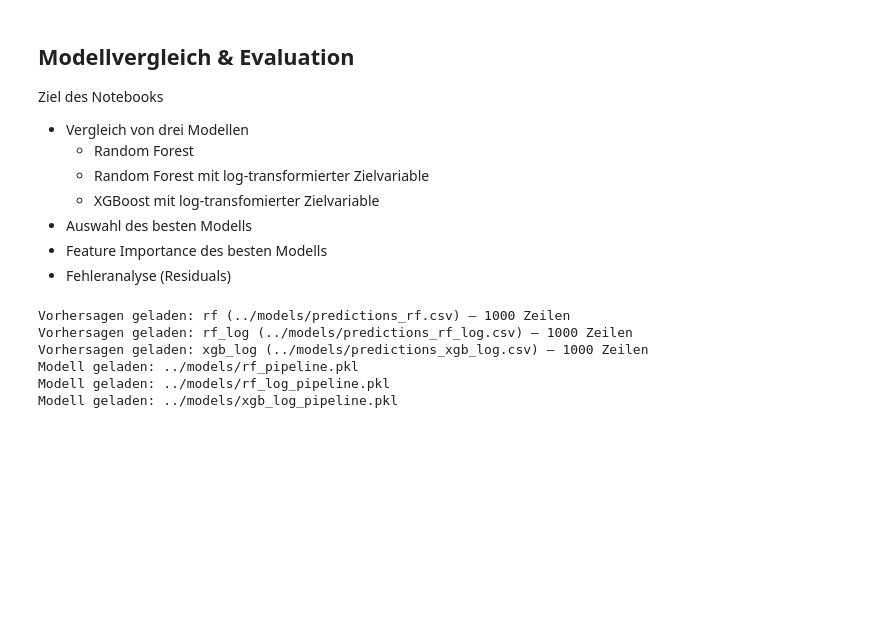
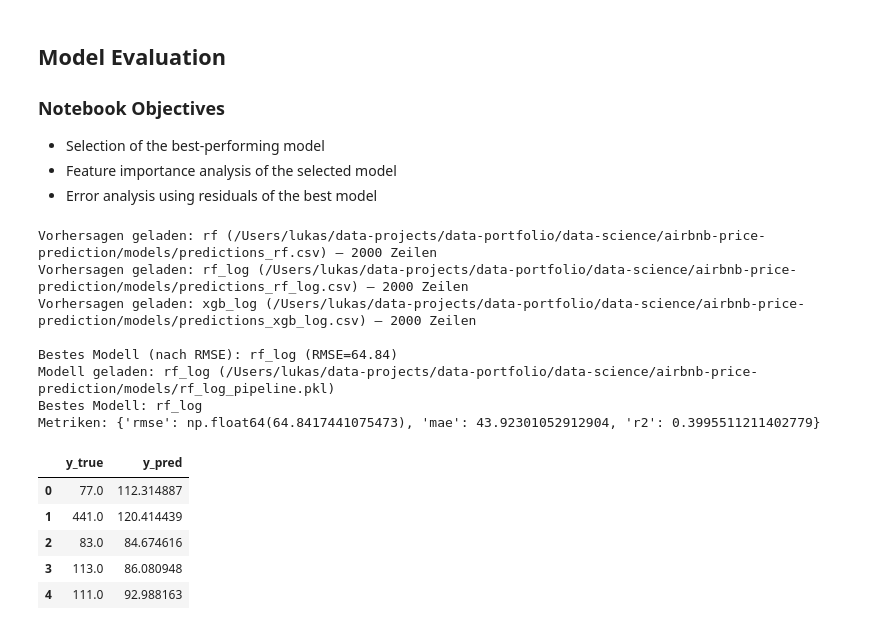
Before and after one commit to LukasO95/data-portfolio, a Jupyter notebook: data-science/airbnb-price-prediction/notebooks/03_model_evaluation.ipynb, the cells around one changed output. Saved outputs shown, nothing was run; the diff lists cells and outputs as text; code cells hidden in the pictures; blank space fills up the shorter version.

Commit message:
docs: translate notebooks to English and improve notebook structure

```diff
--- a/data-science/airbnb-price-prediction/notebooks/03_model_evaluation.ipynb
+++ b/data-science/airbnb-price-prediction/notebooks/03_model_evaluation.ipynb
@@ -1,11 +1,7 @@
 # %% [markdown]
-## Modellvergleich & Evaluation
+## Model Evaluation
 
-Ziel des Notebooks
-- Vergleich von drei Modellen
-    - Random Forest
-    - Random Forest mit log-transformierter Zielvariable
-    - XGBoost mit log-transfomierter Zielvariable
-- Auswahl des besten Modells
-- Feature Importance des besten Modells
-- Fehleranalyse (Residuals)
+### Notebook Objectives
+- Selection of the best-performing model
+- Feature importance analysis of the selected model
+- Error analysis using residuals of the best model
@@ -25,41 +23,24 @@ sns.set_theme(style="whitegrid", font_scale=1.2) # Darstellung optimieren
 # %%
-# Daten und Modelle laden
+# Bestes Modell und Vorhersagen laden
 
-# Vorhersagen laden
-paths = {
-    "rf": "../models/predictions_rf.csv",
-    "rf_log": "../models/predictions_rf_log.csv",
-    "xgb_log": "../models/predictions_xgb_log.csv"
-}
+model, best_key, best_metrics = load_best_model()
+print("Bestes Modell:", best_key)
+print("Metriken:", best_metrics)
 
-predictions = {}
-
-for name, path in paths.items():
-    try:
-        predictions[name] = pd.read_csv(path)
-        print(f"Vorhersagen geladen: {name} ({path}) – {len(predictions[name])} Zeilen")
-    except FileNotFoundError:
-        print(f"Datei nicht gefunden: {path}")
-
-
-# Modelle laden (nur wenn benötigt)
-
-def load_model(path):
-    try:
-        model = joblib.load(path)
-        print(f"Modell geladen: {path}")
-        return model
-    except FileNotFoundError:
-        print(f"Modell nicht gefunden: {path}")
-        return None
-
-rf_model = load_model("../models/rf_pipeline.pkl")
-rf_log_model = load_model("../models/rf_log_pipeline.pkl")
-xgb_log_model = load_model("../models/xgb_log_pipeline.pkl")
+pred_df = load_predictions(best_key)  # enthält y_true, y_pred (im Original-Raum)
+pred_df.head()
 # %% [output]
-Vorhersagen geladen: rf (../models/predictions_rf.csv) – 1000 Zeilen
-Vorhersagen geladen: rf_log (../models/predictions_rf_log.csv) – 1000 Zeilen
-Vorhersagen geladen: xgb_log (../models/predictions_xgb_log.csv) – 1000 Zeilen
-Modell geladen: ../models/rf_pipeline.pkl
-Modell geladen: ../models/rf_log_pipeline.pkl
-Modell geladen: ../models/xgb_log_pipeline.pkl
+Vorhersagen geladen: rf (/Users/lukas/data-projects/data-portfolio/data-science/airbnb-price-prediction/models/predictions_rf.csv) – 2000 Zeilen
+Vorhersagen geladen: rf_log (/Users/lukas/data-projects/data-portfolio/data-science/airbnb-price-prediction/models/predictions_rf_log.csv) – 2000 Zeilen
+Vorhersagen geladen: xgb_log (/Users/lukas/data-projects/data-portfolio/data-science/airbnb-price-prediction/models/predictions_xgb_log.csv) – 2000 Zeilen
+
+Bestes Modell (nach RMSE): rf_log (RMSE=64.84)
+Modell geladen: rf_log (/Users/lukas/data-projects/data-portfolio/data-science/airbnb-price-prediction/models/rf_log_pipeline.pkl)
+Bestes Modell: rf_log
+Metriken: {'rmse': np.float64(64.8417441075473), 'mae': 43.92301052912904, 'r2': 0.3995511211402779}
+|  | y_true | y_pred |
+| 0 | 77.0 | 112.314887 |
+| 1 | 441.0 | 120.414439 |
+| 2 | 83.0 | 84.674616 |
+| 3 | 113.0 | 86.080948 |
+| 4 | 111.0 | 92.988163 |
```
Also changed, not shown: parts of 20 cells of this notebook, 1 other file.
